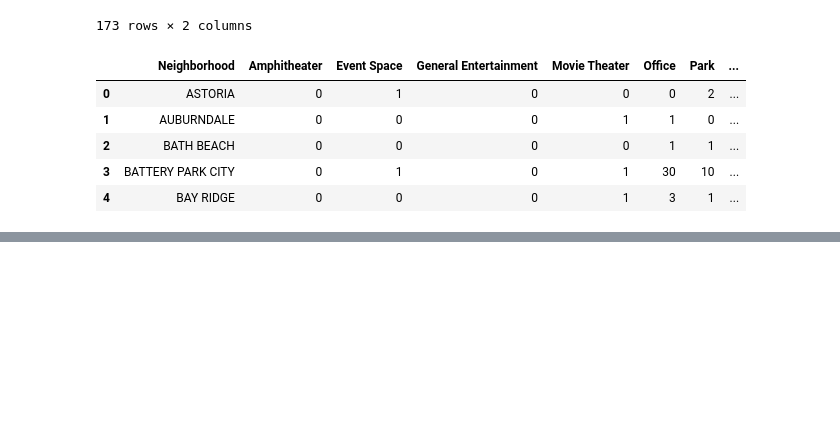
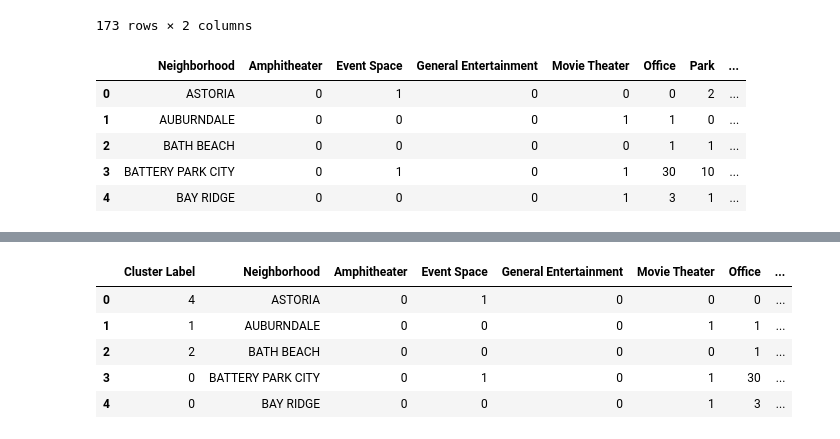
Before and after one commit to catkeeper1/Coursera_Capstone, a Jupyter notebook: capstone_final_assignment1.ipynb, the cells around one changed output, grey strips where cells are left out. Saved outputs shown, nothing was run; the diff lists cells and outputs as text; code cells hidden in the pictures; blank space fills up the shorter version.

```diff
--- a/capstone_final_assignment1.ipynb
+++ b/capstone_final_assignment1.ipynb
@@ -313,3 +324,29 @@ neighborhood_ff_venues.head(10)
 | NOLITA | 1 |
 | NORWOOD | 1 |
 | WILLIAMSBRIDGE | 1 |
+# %%
+low_competitor = neighborhood_venues_onehot[~neighborhood_venues_onehot['Neighborhood'].isin(neighborhood_ff_venues.index)]
+
+clustering_raw = pd.merge(low_competitor, df_groupby, how="left", left_on="Neighborhood", right_on="Neighborhood" )
+clustering_raw = clustering_raw.drop('Neighborhood', 1)
+clustering_raw = preprocessing.normalize(clustering_raw, norm='l2')
+
+
+kclusters = 5 # set number of clusters
+
+
+kmeans = KMeans(n_clusters=kclusters, random_state=0).fit(clustering_raw)
+
+low_competitor.insert(0, 'Cluster Label', kmeans.labels_)
+
+low_competitor= pd.merge(low_competitor, neighborhood_rent,how="left", left_on="Neighborhood", right_on="areaName" )
+
+low_competitor.drop(labels=[ 'Borough', 'areaName'], axis= 1, inplace=True)
+low_competitor.head()
+# %% [output]
+|  | Cluster Label | Neighborhood | Amphitheater | Event Space | General Entertainment | Movie Theater | Office | ... |
+| 0 | 4 | ASTORIA | 0 | 1 | 0 | 0 | 0 | ... |
+| 1 | 1 | AUBURNDALE | 0 | 0 | 0 | 1 | 1 | ... |
+| 2 | 2 | BATH BEACH | 0 | 0 | 0 | 0 | 1 | ... |
+| 3 | 0 | BATTERY PARK CITY | 0 | 1 | 0 | 1 | 30 | ... |
+| 4 | 0 | BAY RIDGE | 0 | 0 | 0 | 1 | 3 | ... |
```
Also changed, not shown: parts of 11 cells of this notebook, 2 other files.
